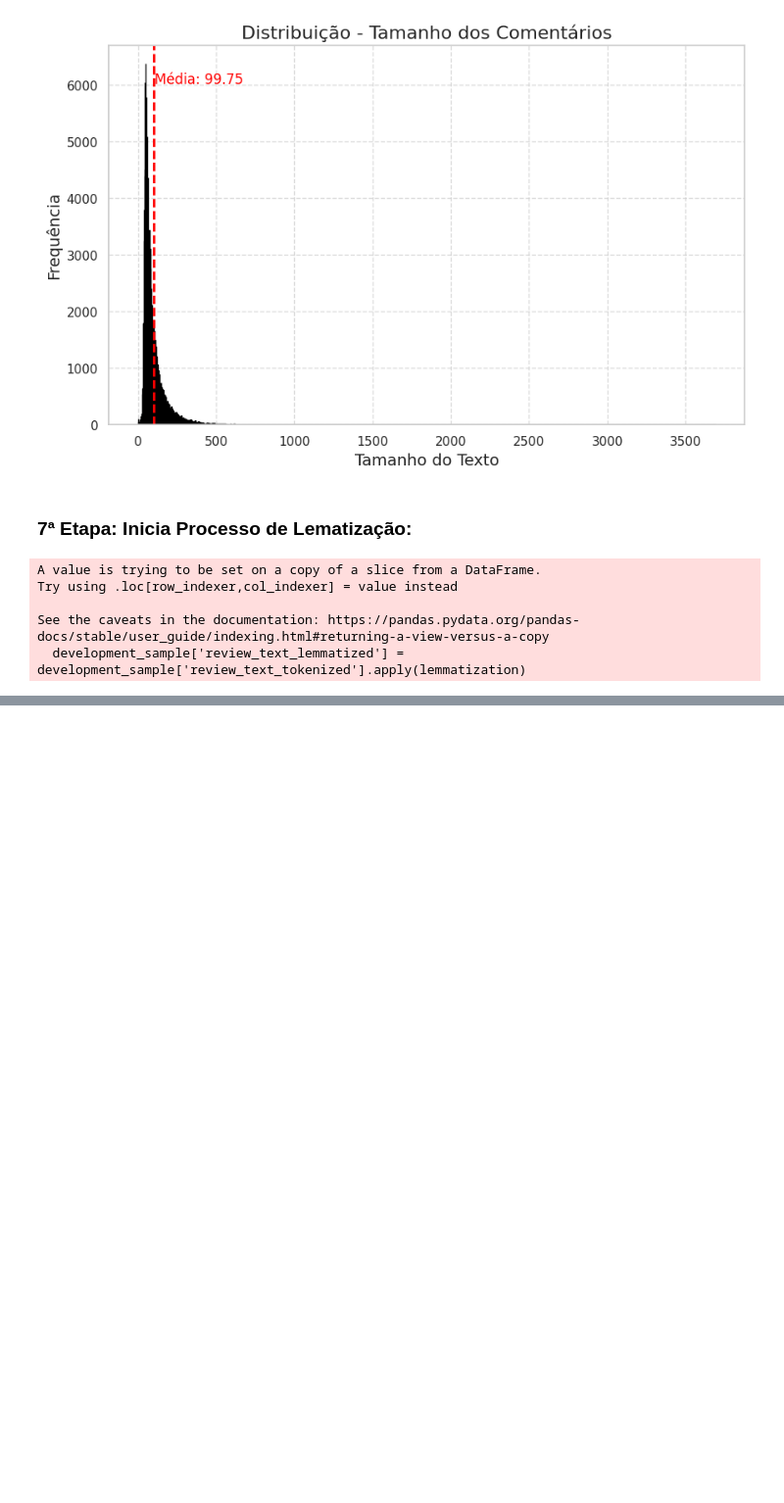
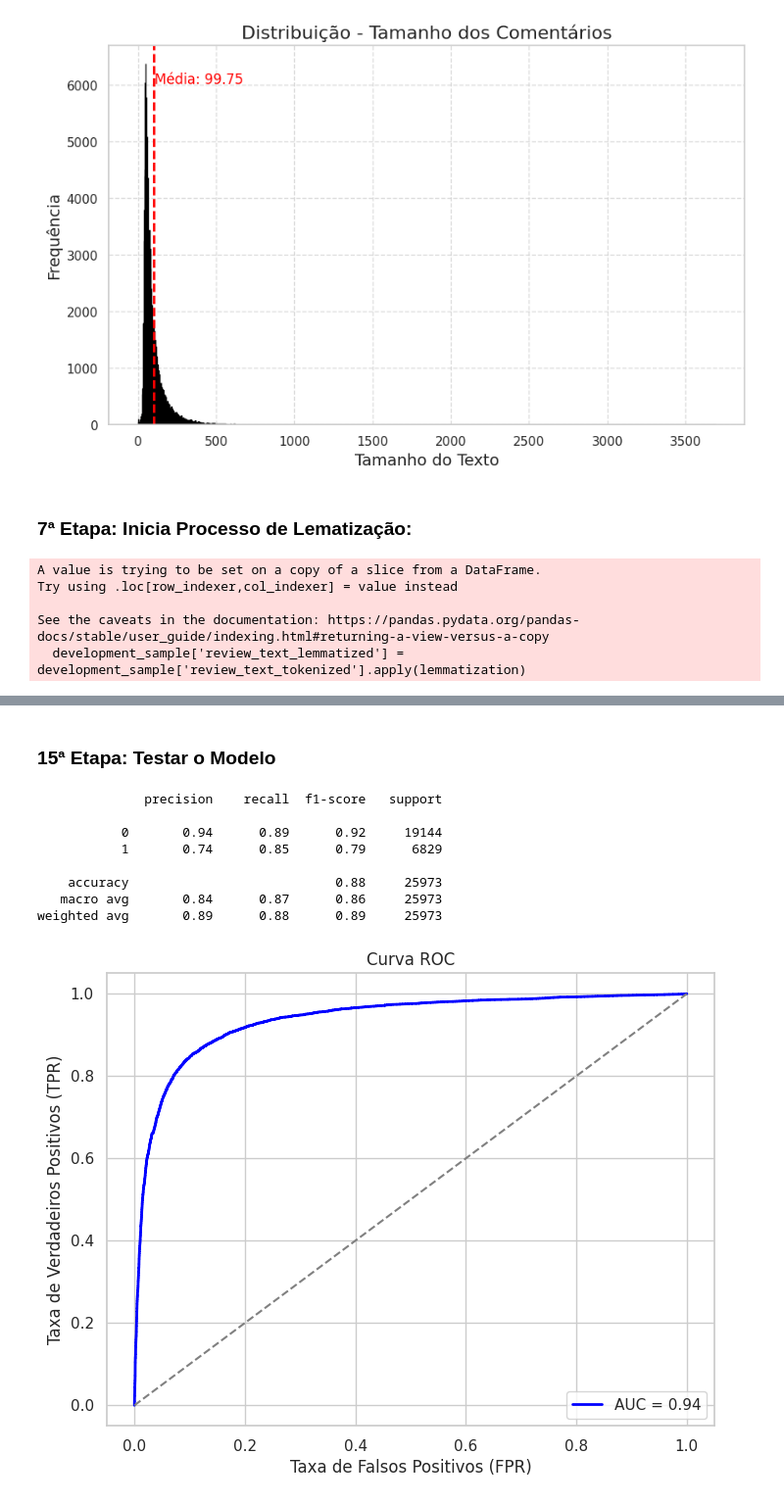
Before and after one commit to raphaelchaves/papa-linguas, a Jupyter notebook: Projeto_PLN_ICMC_V1.ipynb, the cells around one changed output, grey strips where cells are left out. Shown at 98% size. Drawn from its saved outputs; the diff is of its cells as text; code cells hidden in the pictures; blank space fills up the shorter version.

```diff
--- a/Projeto_PLN_ICMC_V1.ipynb
+++ b/Projeto_PLN_ICMC_V1.ipynb
@@ -356,0 +480,9 @@ display(HTML(development_sample.to_html(max_rows=20)))
+# %%
+# Aplicar SMOTE para balanceamento das classes
+smote = SMOTE(random_state=42)
+
+# Ajuste do modelo SMOTE com os dados de treino
+X_train_resampled, y_train_resampled = smote.fit_resample(X_train, y_train)
+
+# Verificar a nova distribuição das classes após o balanceamento
+print(f'Distribuição após SMOTE:\n{y_train_resampled.value_counts()}')
@@ -356,0 +497,8 @@ display(HTML(development_sample.to_html(max_rows=20)))
+# %%
+from sklearn.linear_model import LogisticRegression
+from sklearn.metrics import classification_report, roc_curve, auc
+import matplotlib.pyplot as plt
+
+# Treinar o modelo com os dados balanceados
+model = LogisticRegression(random_state=42)
+model.fit(X_train_resampled, y_train_resampled)
@@ -356,0 +514,37 @@ display(HTML(development_sample.to_html(max_rows=20)))
+# %% [markdown]
+### 15ª Etapa: Testar o Modelo
+# %%
+# Fazer previsões no conjunto de teste
+y_pred = model.predict(X_test)
+
+# Avaliar o modelo
+print(classification_report(y_test, y_pred))
+
+# Obter as probabilidades previstas (não apenas a classe, mas a probabilidade de cada classe)
+y_prob = model.predict_proba(X_test)[:, 1]  # Probabilidade da classe positiva (1)
+
+# Calcular a Curva ROC
+fpr, tpr, thresholds = roc_curve(y_test, y_prob)
+
+# Calcular a AUC (Área sob a curva)
+roc_auc = auc(fpr, tpr)
+
+# Plotar a Curva ROC
+plt.figure(figsize=(8, 6))
+plt.plot(fpr, tpr, color='blue', lw=2, label=f'AUC = {roc_auc:.2f}')
+plt.plot([0, 1], [0, 1], color='gray', linestyle='--')  # Linha diagonal (classificador aleatório)
+plt.xlabel('Taxa de Falsos Positivos (FPR)')
+plt.ylabel('Taxa de Verdadeiros Positivos (TPR)')
+plt.title('Curva ROC')
+plt.legend(loc='lower right')
+plt.show()
+# %% [output]
+              precision    recall  f1-score   support
+
+           0       0.94      0.89      0.92     19144
+           1       0.74      0.85      0.79      6829
+
+    accuracy                           0.88     25973
+   macro avg       0.84      0.87      0.86     25973
+weighted avg       0.89      0.88      0.89     25973
+[figure, added]
```
Also changed, not shown: parts of 16 cells of this notebook.
